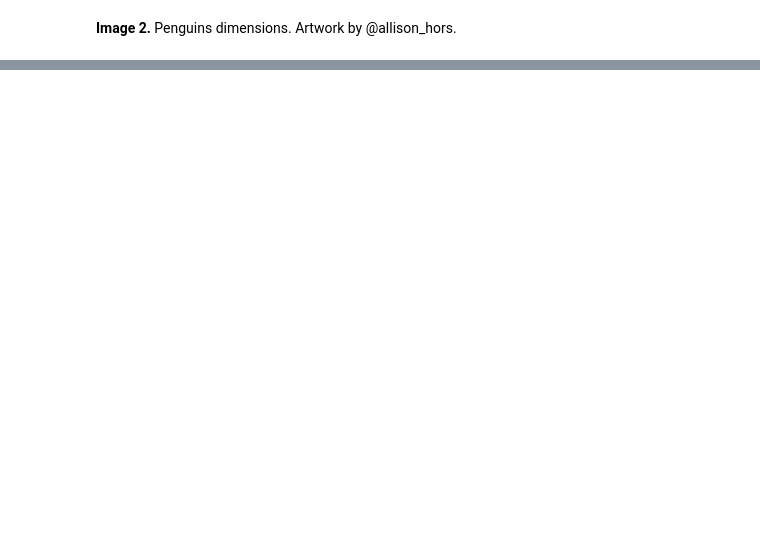
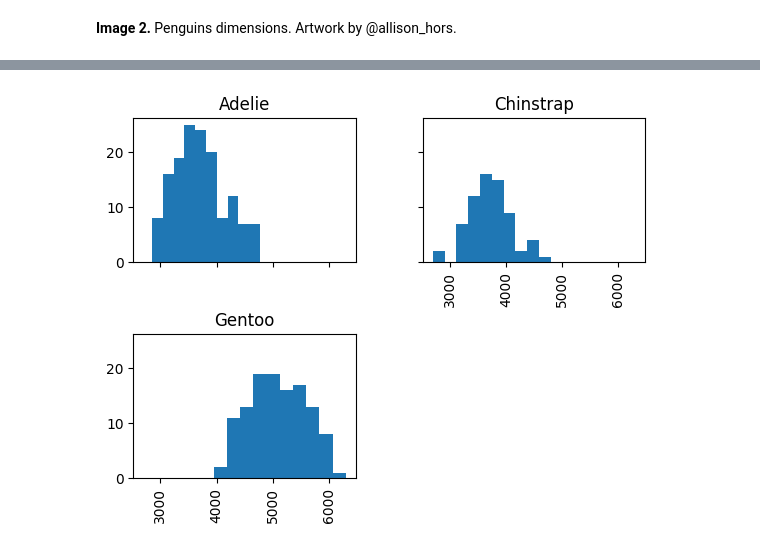
Before and after one commit to rodri-iot/pinguinos_palmer, a Jupyter notebook: Lesson_6.ipynb, the cells around one changed output, grey strips where cells are left out. Drawn from its saved outputs; the diff is of its cells as text; code cells hidden in the pictures; blank space fills up the shorter version.

```diff
--- a/Lesson_6.ipynb
+++ b/Lesson_6.ipynb
@@ -43,4 +167,8 @@ df = pd.read_csv(url)
 # %%
 # Show a boxplot of body mass per species
+df.hist(column='body_mass_g', by='species', sharex=True, sharey=True)
+plt.show()
+# %% [output]
+[figure, added]
 # %%
 # Show a bivariate plot of bill length and bill depth
```
Also changed, not shown: parts of 16 cells of this notebook.
